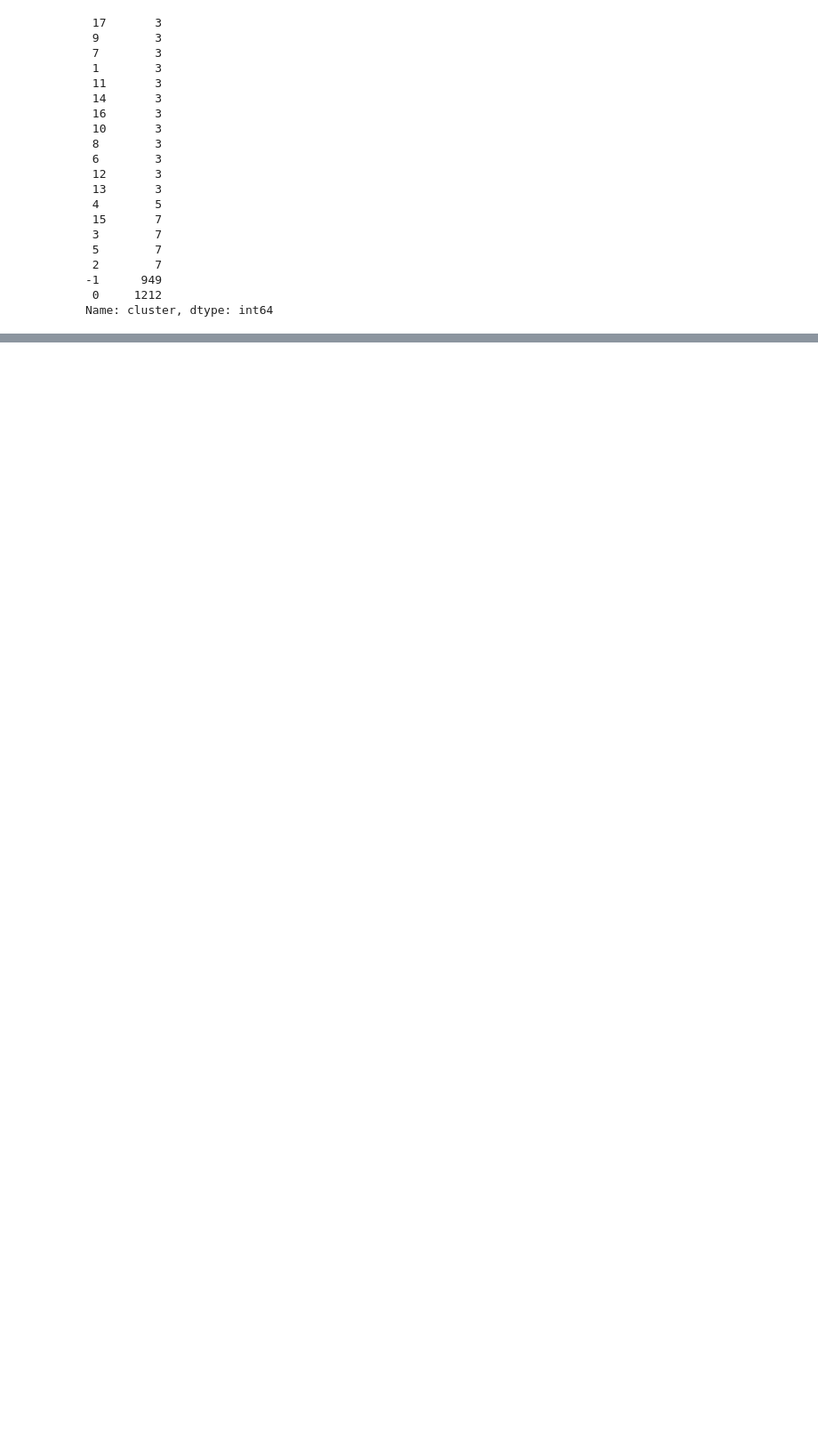
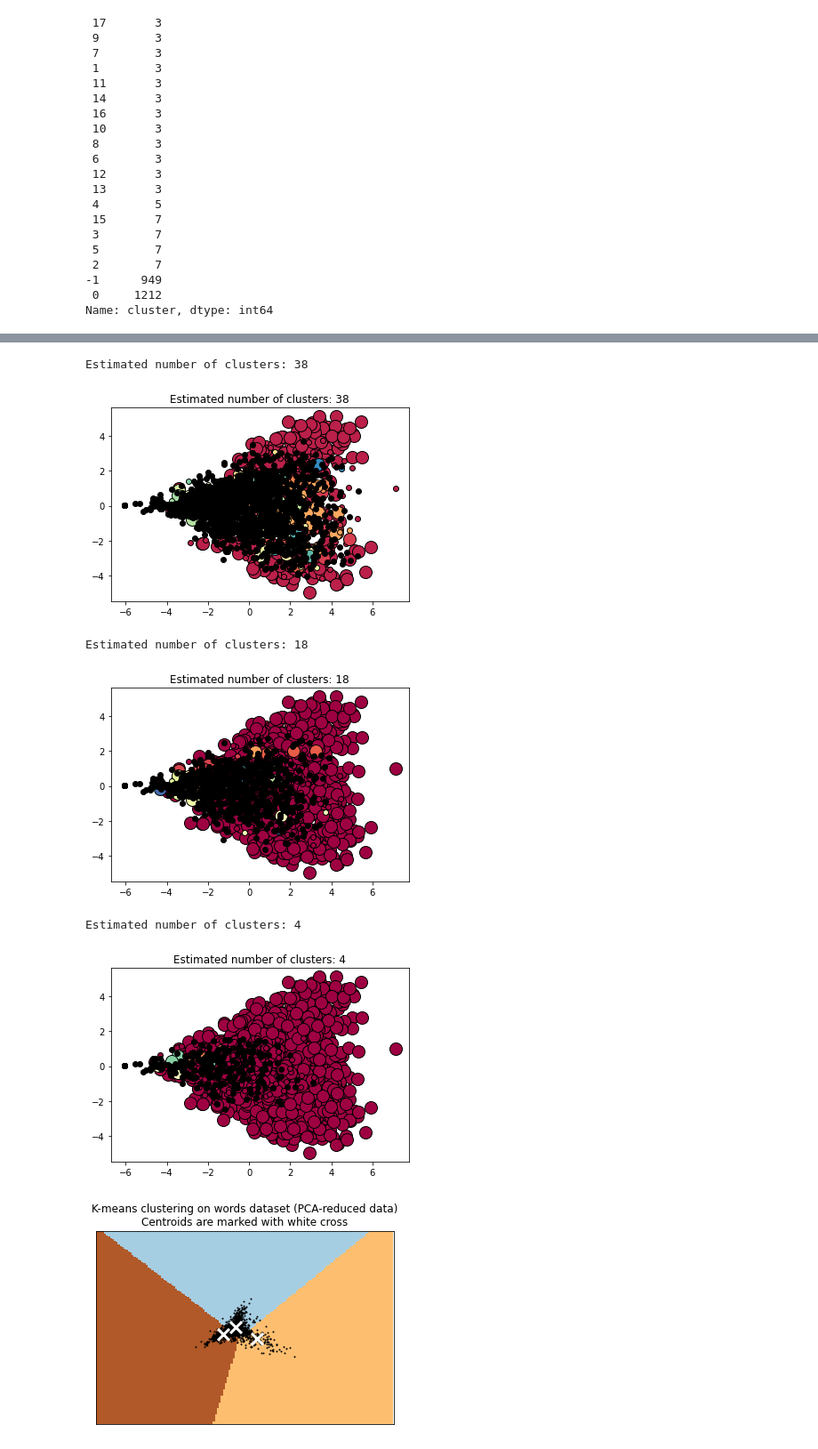
Before and after one commit to DonatJR/ita_ws20, a Jupyter notebook: src/utils/notebooks/Keywords_BOW.ipynb, the cells around one changed output, grey strips where cells are left out. Shown at 89% size. Cells and saved outputs as stored; diff of their text form; code cells hidden in the pictures; blank space fills up the shorter version.

```diff
--- a/src/utils/notebooks/Keywords_BOW.ipynb
+++ b/src/utils/notebooks/Keywords_BOW.ipynb
@@ -362,9 +357,6 @@ clustered_papers['cluster'].value_counts(sort=True, ascending=True)
 Name: cluster, dtype: int64
 # %%
 from gensim.matutils import corpus2dense, corpus2csc
+from sklearn.cluster import KMeans
 
-tfidf_corpus_dense = corpus2dense(tfidf_corpus, num_terms, num_docs)
+tfidf_corpus_dense = corpus2dense(tfidf_corpus, num_terms=num_terms, num_docs=num_docs)
-# %%
-from sklearn.cluster import KMeans
-kmeans = KMeans(n_clusters=4, random_state=0).fit(tfidf_corpus_dense)
-kmeans.labels_
@@ -426,0 +402,22 @@ plt.show()
+# %%
+db_eps = [0.3, 0.4, 0.5]
+kmeans_ncluster = [3, 4, 5]
+labels = [ [] for i in range(len(data['papers'])) ]
+
+for eps in db_eps:
+    _ = dbscan_cluster(eps)
+    for i in range(len(_)):
+        labels[i].append(int(_[i]))
+
+for n_cluster in kmeans_ncluster:
+    _ = kmeans_cluster(n_cluster)
+    for i in range(len(_)):
+        labels[i].append(int(_[i]))
+# %% [output]
+Estimated number of clusters: 38
+[figure, added]
+Estimated number of clusters: 18
+[figure, added]
+Estimated number of clusters: 4
+[figure, added]
+[figure, added]
```
Also changed, not shown: parts of 16 cells of this notebook, 1 other file.
